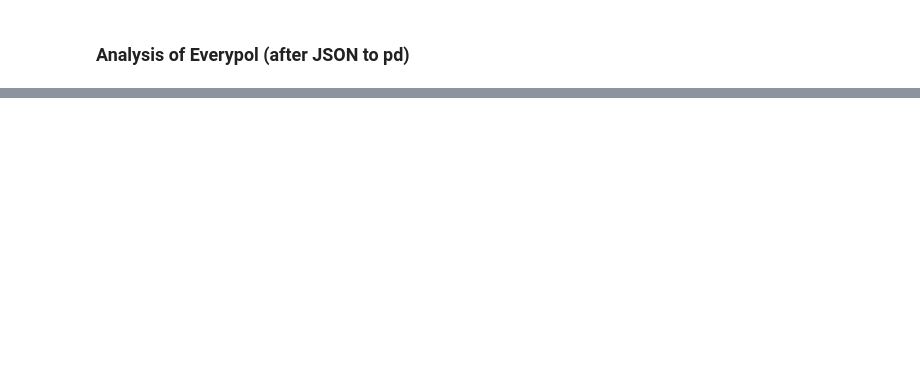
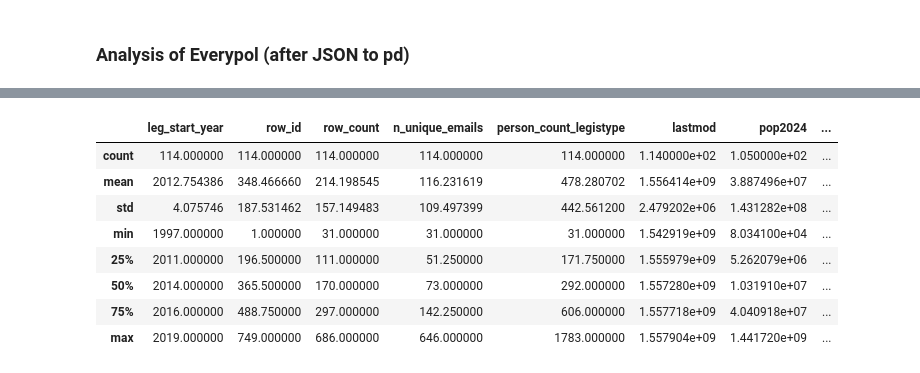
Before and after one commit to themains/pwned_pols, a Jupyter notebook: scripts/hibp_everypol_combine.ipynb, the cells around one changed output, grey strips where cells are left out. Cells and saved outputs as stored; diff of their text form; code cells hidden in the pictures; blank space fills up the shorter version.

```diff
--- a/scripts/hibp_everypol_combine.ipynb
+++ b/scripts/hibp_everypol_combine.ipynb
@@ -61,0 +148,5 @@ df.to_csv("../data/everypol_hibp.csv", index=False)
+# %%
+columns_to_fill = ['IsVerified', 'IsFabricated', 'IsSensitive',
+                   'IsRetired', 'IsSpamList', 'IsMalware', 'IsSubscriptionFree']
+pol_hibp[columns_to_fill] = pol_hibp[columns_to_fill].fillna(0)
+list(pol_hibp)
@@ -61,0 +171,12 @@ df.to_csv("../data/everypol_hibp.csv", index=False)
+# %%
+pol_hibp.groupby(['country', 'legislature', 'leg_start_year']).mean(numeric_only=True).reset_index().describe()
+# %% [output]
+|  | leg_start_year | row_id | row_count | n_unique_emails | person_count_legistype | lastmod | pop2024 | ... |
+| count | 114.000000 | 114.000000 | 114.000000 | 114.000000 | 114.000000 | 1.140000e+02 | 1.050000e+02 | ... |
+| mean | 2012.754386 | 348.466660 | 214.198545 | 116.231619 | 478.280702 | 1.556414e+09 | 3.887496e+07 | ... |
+| std | 4.075746 | 187.531462 | 157.149483 | 109.497399 | 442.561200 | 2.479202e+06 | 1.431282e+08 | ... |
+| min | 1997.000000 | 1.000000 | 31.000000 | 31.000000 | 31.000000 | 1.542919e+09 | 8.034100e+04 | ... |
+| 25% | 2011.000000 | 196.500000 | 111.000000 | 51.250000 | 171.750000 | 1.555979e+09 | 5.262079e+06 | ... |
+| 50% | 2014.000000 | 365.500000 | 170.000000 | 73.000000 | 292.000000 | 1.557280e+09 | 1.031910e+07 | ... |
+| 75% | 2016.000000 | 488.750000 | 297.000000 | 142.250000 | 606.000000 | 1.557718e+09 | 4.040918e+07 | ... |
+| max | 2019.000000 | 749.000000 | 686.000000 | 646.000000 | 1783.000000 | 1.557904e+09 | 1.441720e+09 | ... |
```
Also changed, not shown: parts of 12 cells of this notebook, 4 other files.
